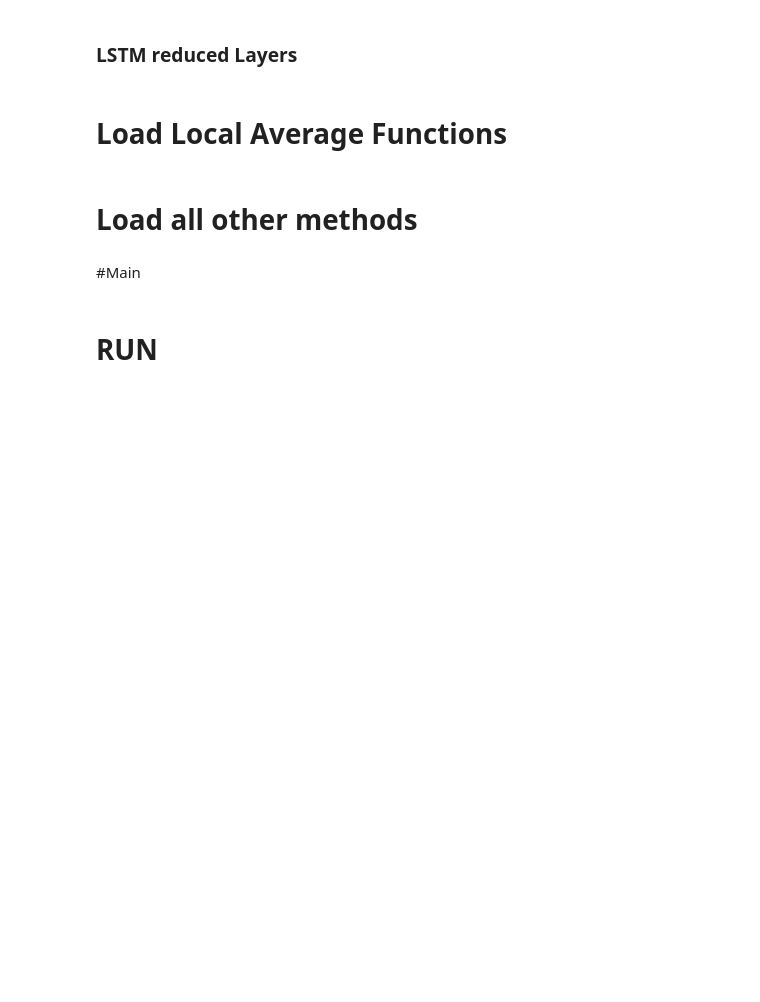
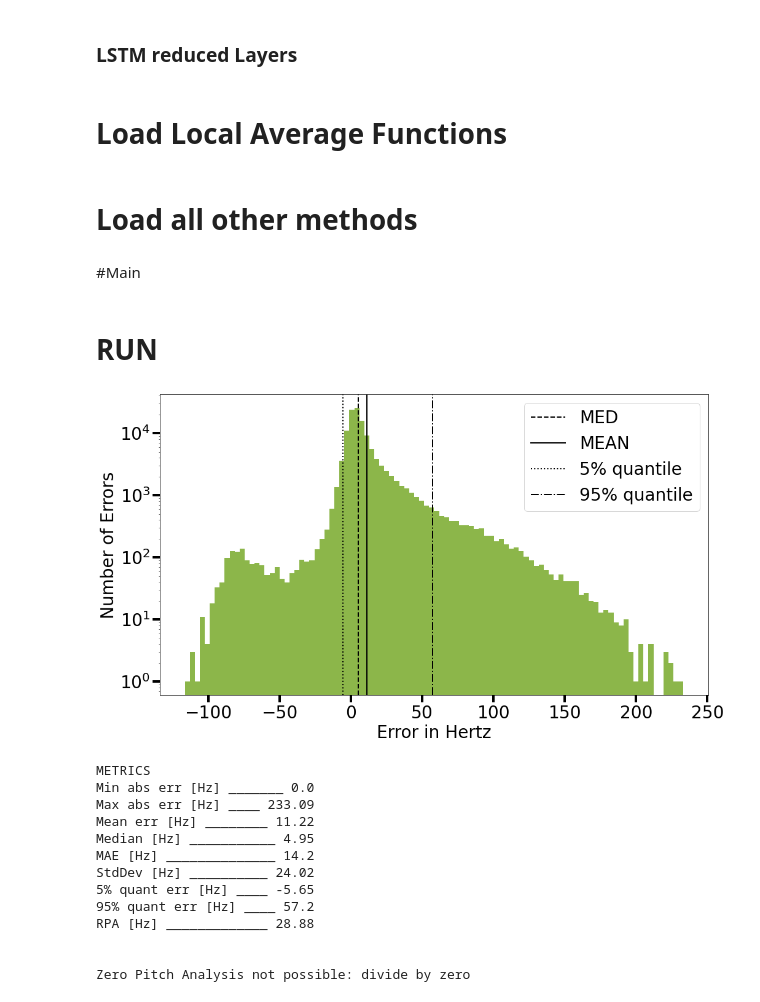
Before and after one commit to wolfisberg/zhaw-ba-online, a Jupyter notebook: scripts/experiment_player/experiment_player.ipynb, the cells around one changed output. Saved outputs shown, nothing was run; the diff lists cells and outputs as text; code cells hidden in the pictures; blank space fills up the shorter version.

```diff
--- a/scripts/experiment_player/experiment_player.ipynb
+++ b/scripts/experiment_player/experiment_player.ipynb
@@ -118,3 +123,9 @@ diff = np.load()
+# %%
+true_hz = np.load('/content/drive/MyDrive/BA_2021/saved_vectors/FDA/crepe_1024/crepe_true_hz_1024_512.npy')
+predicted_hz = np.load('/content/drive/MyDrive/BA_2021/saved_vectors/FDA/crepe_1024/crepe_predicted_hz_1024_512.npy')
+true_vector = np.load('/content/drive/MyDrive/BA_2021/saved_vectors/FDA/crepe_1024/crepe_true_vector_1024_512.npy')
+pred_vector = np.load('/content/drive/MyDrive/BA_2021/saved_vectors/FDA/crepe_1024/crepe_pred_vector_1024_512.npy')
+diff = np.load('/content/drive/MyDrive/BA_2021/saved_vectors/FDA/crepe_1024/crepe_diff_1024_512.npy')
 # %% [markdown]
 # Load Local Average Functions
 # %%
@@ -126,7 +137,7 @@ def convert_bin_to_local_average_cents(salience, center=None):
     if not hasattr(convert_bin_to_local_average_cents, 'cents_mapping'):
         # the bin number-to-cents mapping
         convert_bin_to_local_average_cents.cents_mapping = (
-                np.linspace(0, 7180, 360) + 2051.14876287)
+                np.linspace(0, 7180, 360) + 1997.3794084376191)
     if salience.ndim == 1:
         center = int(np.argmax(salience))
         start = max(0, center - 4)
@@ -285,7 +296,7 @@ def zero_pitch_analysis_cnn_models(true_hz, predicted_hz):
         print("Zero Pitch Analysis not possible: divide by zero")
 
 
-def zero_pitch_analysis_lstm():
+def zero_pitch_analysis_lstm(true_hz, predicted_hz):
     tn = 0
     tp = 0
     fp = 0
@@ -377,6 +388,42 @@ def main(true_hz, pred_vector, model, filter=0, filter_lower_bound=60, filter_up
             zero_pitch_analysis_cnn_models(true_hz, pred_hz_new)
         elif model == 'lstm':
             zero_pitch_analysis_lstm(true_hz, pred_hz_new)
+# %%
+from rt_pie_lib import metrics
+def main(true_hz, pred_hz, diff, model, filter=0, filter_lower_bound=60, filter_upper_bound=400, filter_method='none'):
+    ##include filter if necessary
+    if filter == 1:
+        true_hz_filtered, pred_hz_filtered, diff_filtered = filter_values(true_hz, pred_hz, filter_lower_bound, filter_upper_bound, filter_method)
+        histogram(diff_filtered)
+        print('METRICS')
+        metrics.get_hz_metrics(true_hz_filtered, pred_hz_filtered, print_output=True)
+        print('\n')
+        if model == 'lstm':
+            zero_pitch_analysis_lstm(true_hz_filtered, pred_hz_filtered)
+    else:
+        histogram(diff)
+        print('METRICS')
+        metrics.get_hz_metrics(true_hz, pred_hz, print_output=True)
+        print('\n')
+        if model == 'lstm':
+            zero_pitch_analysis_lstm(true_hz, pred_hz)
 # %% [markdown]
 # RUN
+# %%
+main(true_hz=true_hz, pred_hz=predicted_hz, diff=diff, model='lstm', filter=1)
+# %% [output]
+[figure, added]
+METRICS
+Min abs err [Hz] _______ 0.0
+Max abs err [Hz] ____ 233.09
+Mean err [Hz] ________ 11.22
+Median [Hz] ___________ 4.95
+MAE [Hz] ______________ 14.2
+StdDev [Hz] __________ 24.02
+5% quant err [Hz] ____ -5.65
+95% quant err [Hz] ____ 57.2
+RPA [Hz] _____________ 28.88
+
+
+Zero Pitch Analysis not possible: divide by zero
 # %%
```
Also changed, not shown: parts of 6 cells of this notebook.
